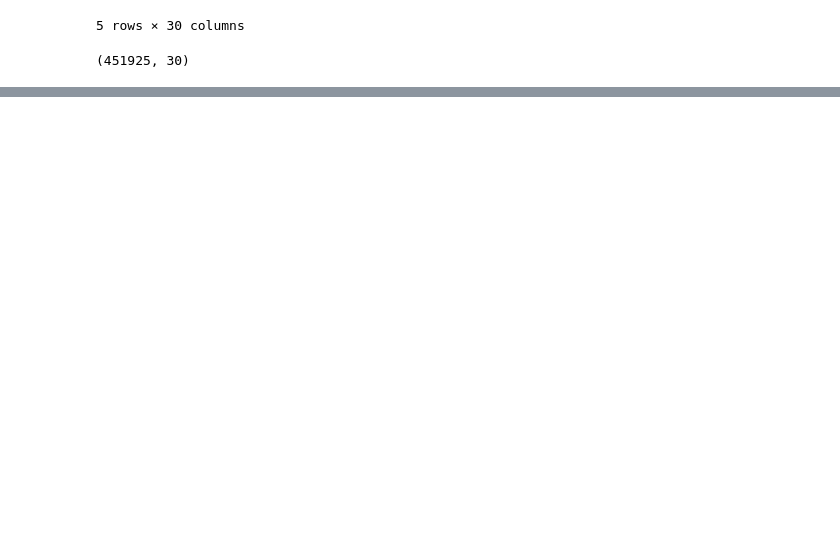
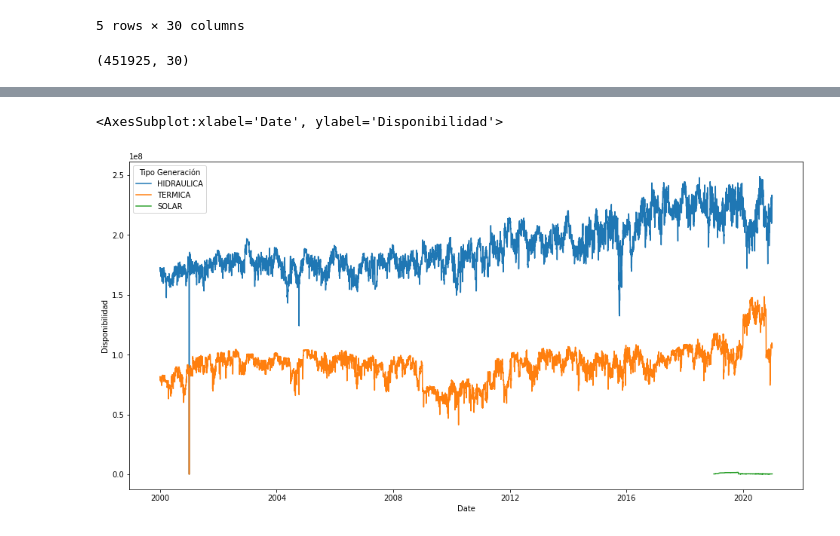
Before and after one commit to sebcasro/DS4A_Team88, a Jupyter notebook: disponibilidad_2.ipynb, the cells around one changed output, grey strips where cells are left out. Drawn from its saved outputs; the diff is of its cells as text; code cells hidden in the pictures; blank space fills up the shorter version.

```diff
--- a/disponibilidad_2.ipynb
+++ b/disponibilidad_2.ipynb
@@ -95,0 +58,3 @@ dtype: object
+# %%
+df_raw = melt_df(data)
+df_raw
@@ -96,2 +91,9 @@ dtype: object
+# %%
+df=df_raw[df_raw['Year']<2021]
 # %%
 # df.to_csv('datos/Disponibilidad_Real_T.csv', index=False)
+# %%
+def custom_label(year, month):
+    return str(year) + '-' + str(month).rjust(2, '0')
+
+df['Year-Month'] = df.apply(lambda x: custom_label(x['Year'],x['Month']),axis=1)
@@ -97,0 +116,11 @@ dtype: object
+# %%
+import seaborn as sns
+import matplotlib.pyplot as plt
+
+data=df.groupby(["Date", "Tipo Generación"])["Disponibilidad"].sum().reset_index()
+
+plt.figure(figsize=(16, 8))
+sns.lineplot(x="Date", y="Disponibilidad", hue="Tipo Generación", data=data)
+# %% [output]
+<AxesSubplot:xlabel='Date', ylabel='Disponibilidad'>
+[figure, added]
```
Also changed, not shown: parts of 12 cells of this notebook.
